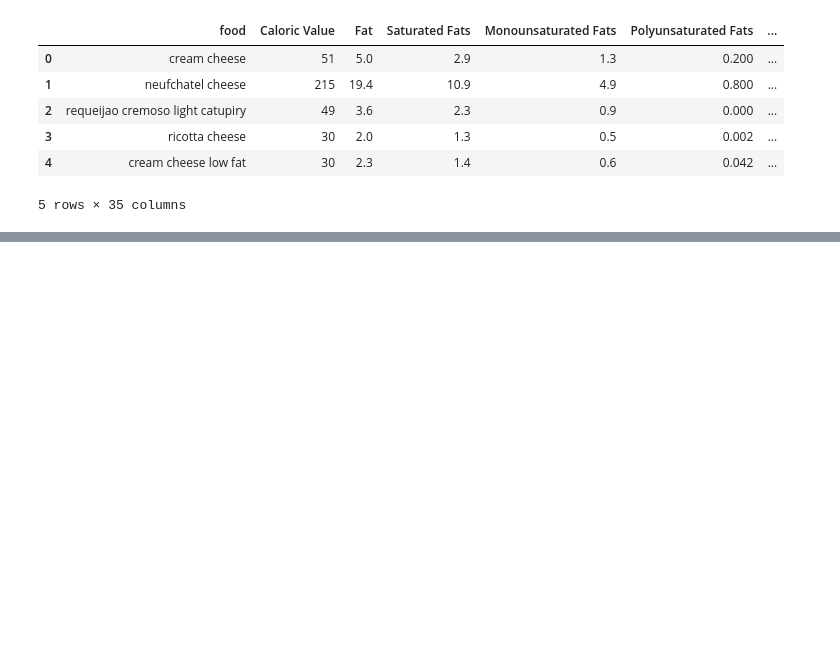
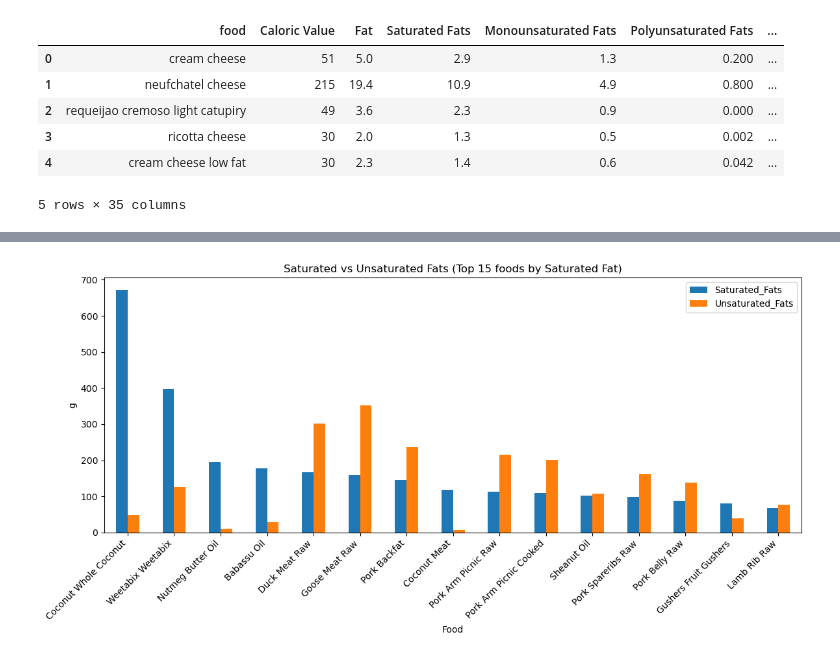
Before and after one commit to AhmadJabbar2502/Hair-Fall-Prediction, a Jupyter notebook: Python Notebooks/data_cleaning_nutrition_dataset.ipynb, the cells around one changed output, grey strips where cells are left out. Saved outputs shown, nothing was run; the diff lists cells and outputs as text; code cells hidden in the pictures; blank space fills up the shorter version.

```diff
--- a/Python Notebooks/data_cleaning_nutrition_dataset.ipynb
+++ b/Python Notebooks/data_cleaning_nutrition_dataset.ipynb
@@ -40,0 +111,21 @@ data.to_csv('../Data/Cleaned_Nutrition_Dataset.csv', index=False)
+# %%
+# 3a) Fat Profile Comparison (bar: Saturated vs Unsaturated) for top high-fat foods
+import matplotlib.pyplot as plt
+import pandas as pd
+top_n = 15
+
+# create an "unsaturated" column as monounsaturated + polyunsaturated
+data['Unsaturated_Fats'] = data[['Monounsaturated_Fats', 'Polyunsaturated_Fats']].sum(axis=1)
+
+cols = ['Saturated_Fats', 'Unsaturated_Fats']
+top = data[['Food'] + cols].dropna().sort_values('Saturated_Fats', ascending=False).head(top_n).set_index('Food')
+
+# plot grouped bars
+ax = top.plot(kind='bar', figsize=(12,6))
+ax.set_ylabel('g')
+ax.set_title(f'Saturated vs Unsaturated Fats (Top {top_n} foods by Saturated Fat)')
+plt.xticks(rotation=45, ha='right')
+plt.tight_layout()
+plt.show()
+# %% [output]
+[figure, added]
```
Also changed, not shown: parts of 18 cells of this notebook, 15 other files.
